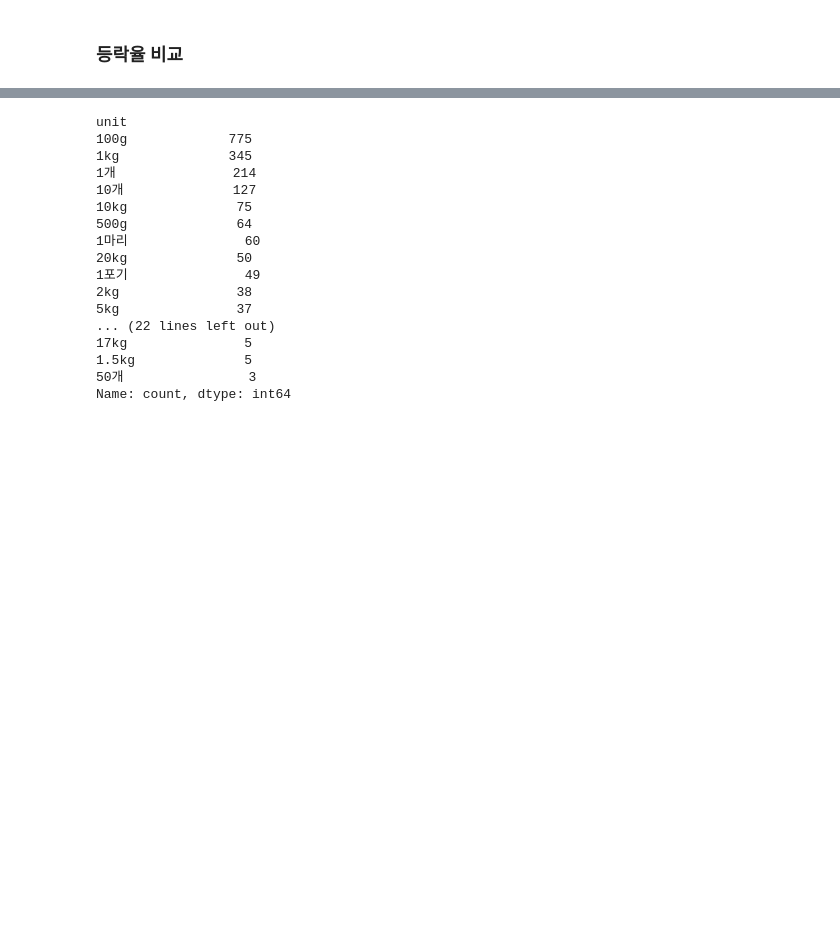
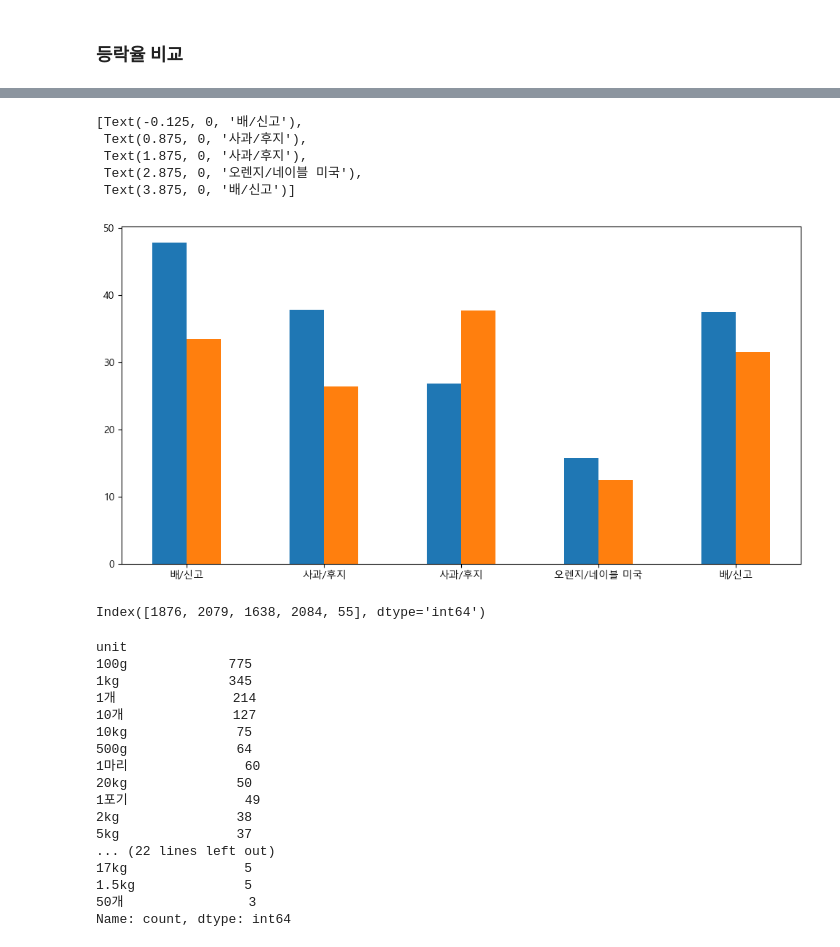
Before and after one commit to KangHoJ/sijang_project, a Jupyter notebook: pratice/pratice.ipynb, the cells around one changed output, grey strips where cells are left out. Cells and saved outputs as stored; diff of their text form; code cells hidden in the pictures; blank space fills up the shorter version.

```diff
--- a/pratice/pratice.ipynb
+++ b/pratice/pratice.ipynb
@@ -164,3 +110,28 @@ Name: count, dtype: int64
+# %%
+import numpy as np
+# fruit = fruit.set_index('item_name')
+fig, ax = plt.subplots(figsize=(12,6))
+index = np.arange(len(fruit))
+w = 0.25
+plt.bar(index-w,fruit['dpr1'],width=w)
+plt.bar(index,fruit['dpr2'],width=w)
+
+ax.set_xticks(index-w/2)
+ax.set_xticklabels(fruit.index)
+
+
+# plt.bar(index+w,fruit['value'],width=w)
+# %% [output]
+[Text(-0.125, 0, '배/신고'),
+ Text(0.875, 0, '사과/후지'),
+ Text(1.875, 0, '사과/후지'),
+ Text(2.875, 0, '오렌지/네이블 미국'),
+ Text(3.875, 0, '배/신고')]
+[figure, added]
+# %%
+fruit.index
+# %% [output]
+Index([1876, 2079, 1638, 2084, 55], dtype='int64')
 # %%
 country_data['unit'].value_counts()
 # %% [output]
```
Also changed, not shown: parts of 13 cells of this notebook, 6 other files.
